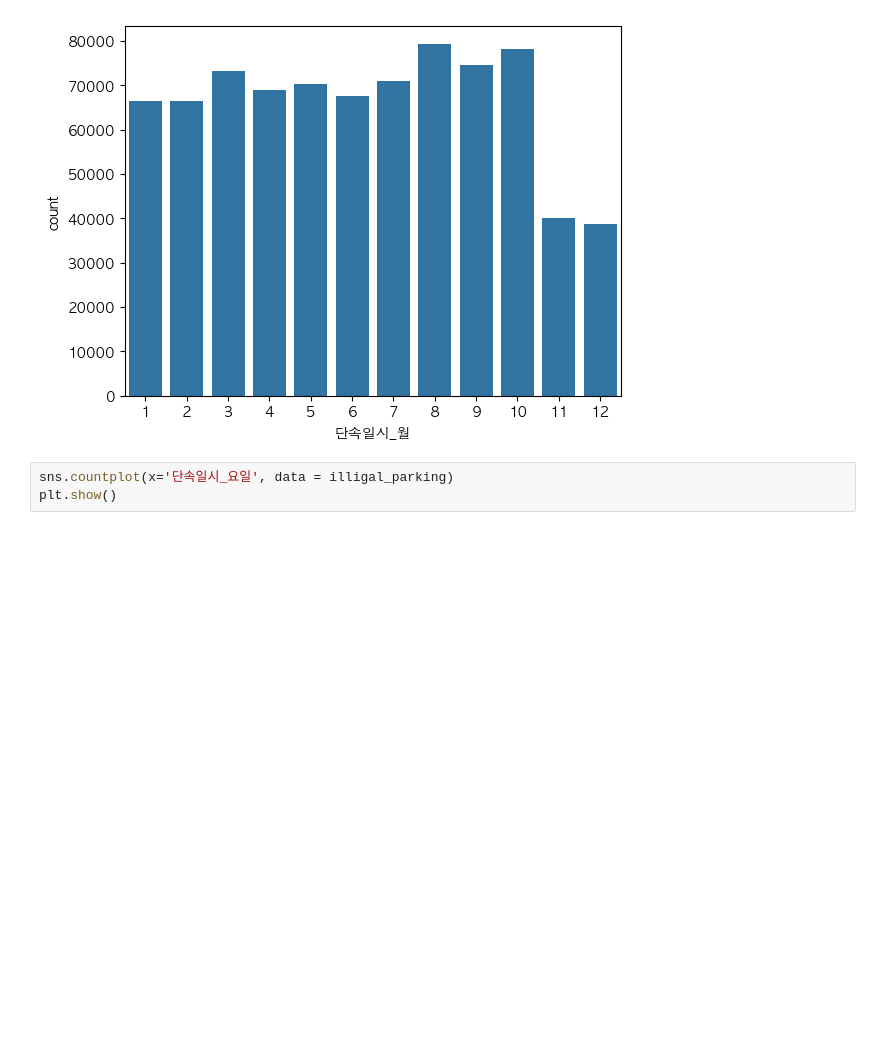
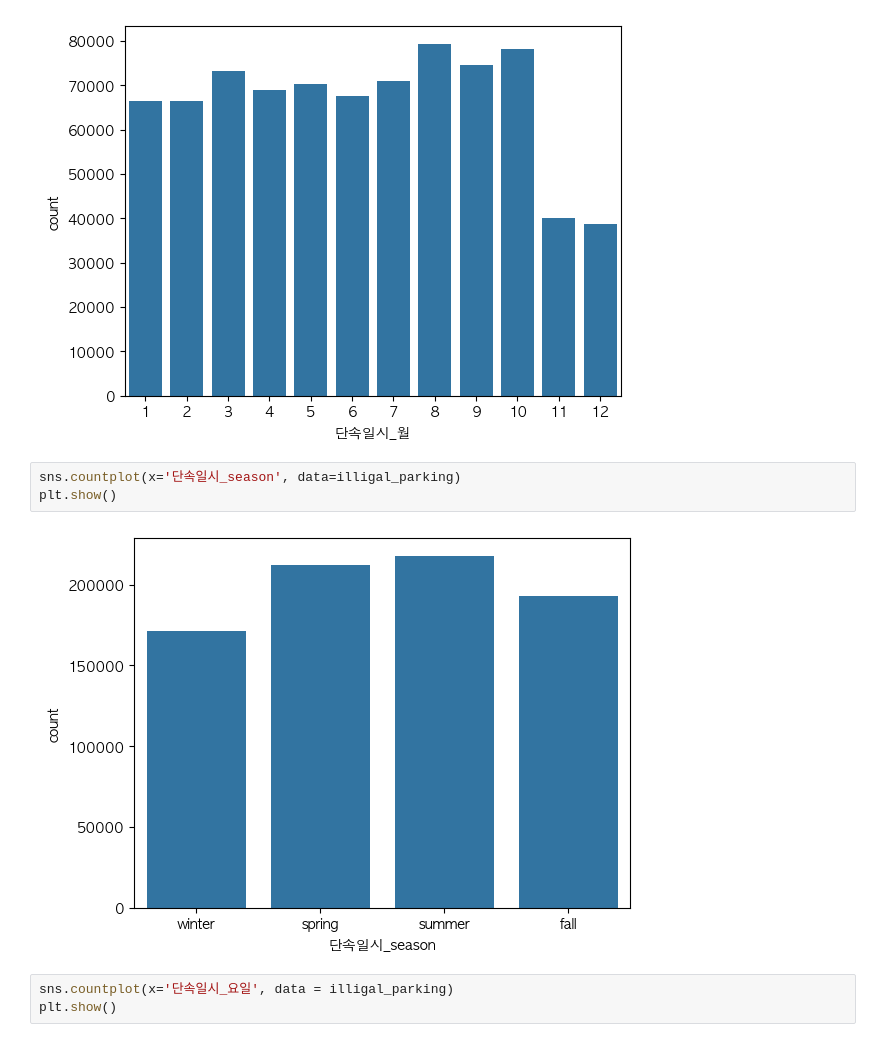
Before and after one commit to HOYUN-Y/Data_projects, a Jupyter notebook: dacon_sri_suwon_data_analysis/[Dacon] 공공데이터를 활용 수원시 정책 제안.ipynb, the cells around one changed output. Drawn from its saved outputs; the diff is of its cells as text; blank space fills up the shorter version.

```diff
--- a/dacon_sri_suwon_data_analysis/[Dacon] 공공데이터를 활용 수원시 정책 제안.ipynb
+++ b/dacon_sri_suwon_data_analysis/[Dacon] 공공데이터를 활용 수원시 정책 제안.ipynb
@@ -447,6 +447,11 @@ sns.countplot(x='단속일시_월', data=illigal_parking)
 plt.show()
 # %% [output]
 [figure]
+# %%
+sns.countplot(x='단속일시_season', data=illigal_parking)
+plt.show()
+# %% [output]
+[figure, added]
 # %%
 sns.countplot(x='단속일시_요일', data = illigal_parking)
 plt.show()
```
Also changed, not shown: parts of 2 cells of this notebook.
